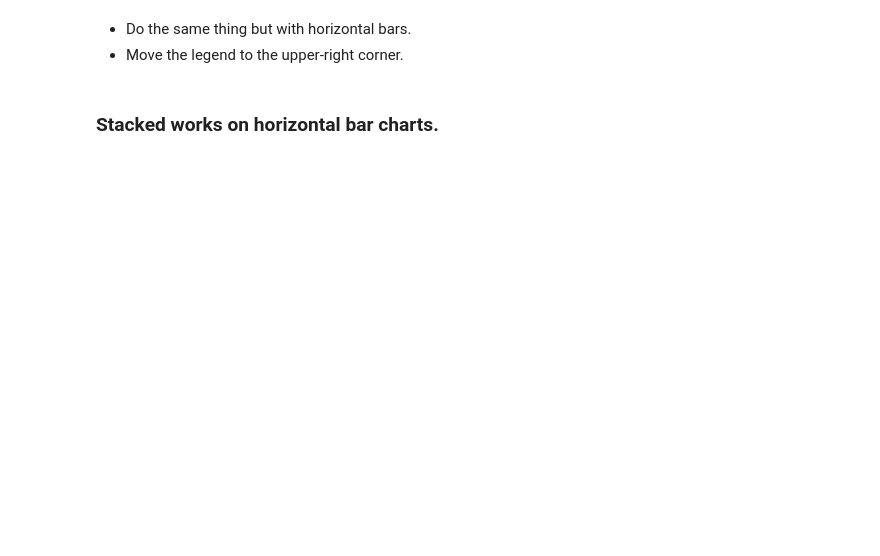
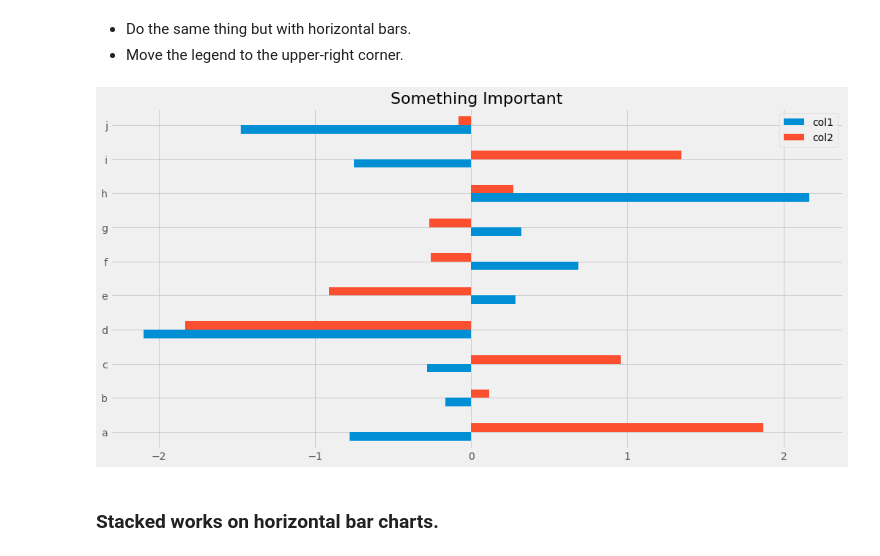
Before and after one commit to trooshack/DAT11Melb, a Jupyter notebook: lessons/lesson_6/python-data-viz-lab.ipynb, the cells around one changed output. Cells and saved outputs as stored; diff of their text form; code cells hidden in the pictures; blank space fills up the shorter version.

```diff
--- a/lessons/lesson_6/python-data-viz-lab.ipynb
+++ b/lessons/lesson_6/python-data-viz-lab.ipynb
@@ -194,6 +266,12 @@ ax.set_xlabel('Meaningless x-axis info', fontsize=16);
 # %% [markdown]
 - Do the same thing but with horizontal bars.
 - Move the legend to the upper-right corner.
+# %%
+ax = df[['col1','col2']].plot(kind='barh', figsize=(16,8));
+ax.set_title('Something Important', fontsize=22);
+ax.legend(loc=1);
+# %% [output]
+[figure, added]
 # %% [markdown]
 ### Stacked works on horizontal bar charts.
 # %%
```
Also changed, not shown: parts of 52 cells of this notebook, 22 other files.
